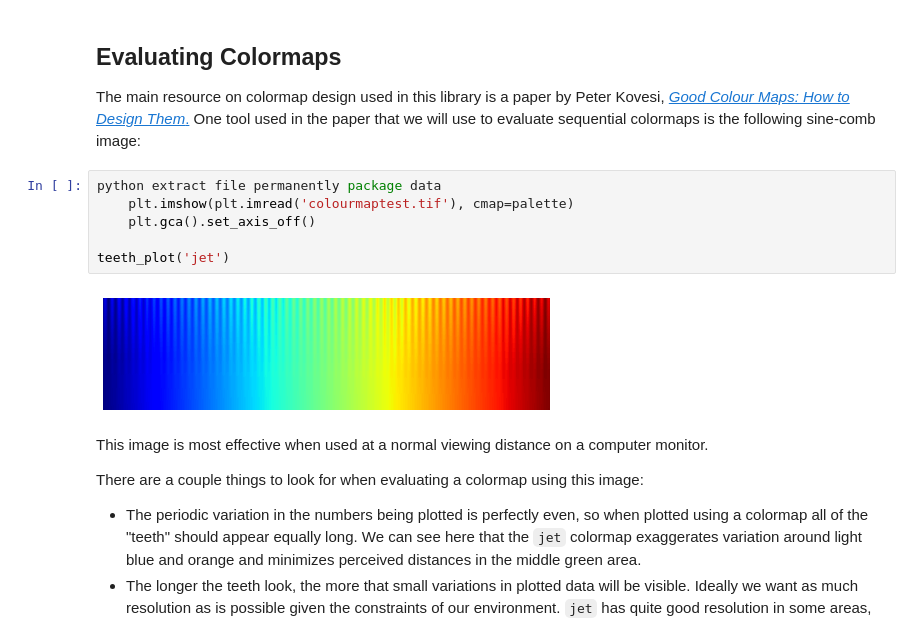
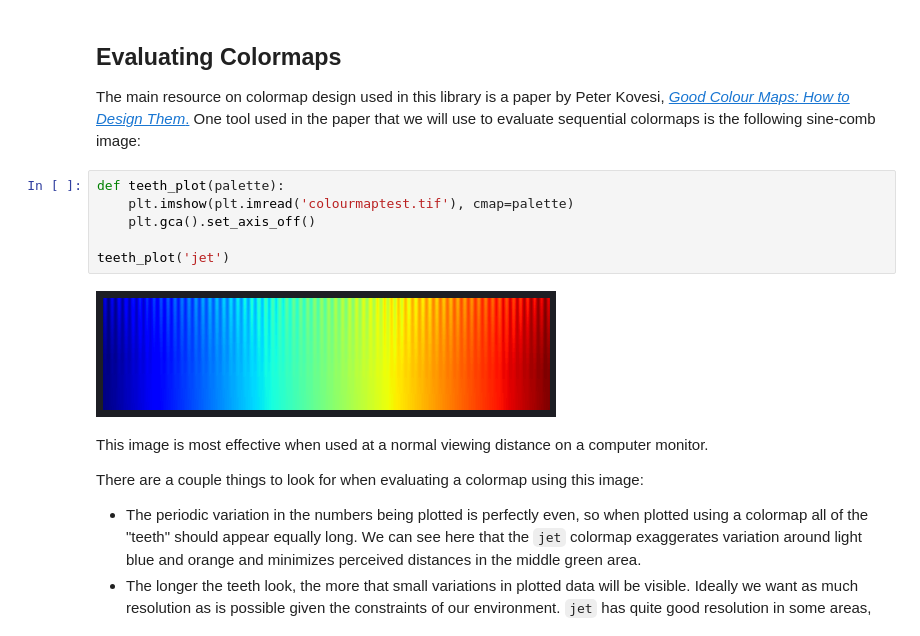
Before and after one commit to nicholas-miklaucic/rho_plus, a Jupyter notebook: docs/source/quantitative_colormaps.ipynb, the cells around one changed output. Drawn from its saved outputs; the diff is of its cells as text.

```diff
--- a/docs/source/quantitative_colormaps.ipynb
+++ b/docs/source/quantitative_colormaps.ipynb
@@ -22,13 +21,13 @@ Why have custom palettes when so many already exist? There are a couple reasons:
 
 The main resource on colormap design used in this library is a paper by Peter Kovesi, [*Good Colour Maps: How to Design Them*.](https://doi.org/10.48550/arXiv.1509.03700) One tool used in the paper that we will use to evaluate sequential colormaps is the following sine-comb image:
 # %%
-python extract file permanently package data
+def teeth_plot(palette):
     plt.imshow(plt.imread('colourmaptest.tif'), cmap=palette)
     plt.gca().set_axis_off()
 
 teeth_plot('jet')
 # %% [output]
-[figure, old version]
+[figure, new version]
 # %% [markdown]
 This image is most effective when used at a normal viewing distance on a computer monitor.
 
```
Also changed, not shown: parts of 19 cells of this notebook, 5 other files.
